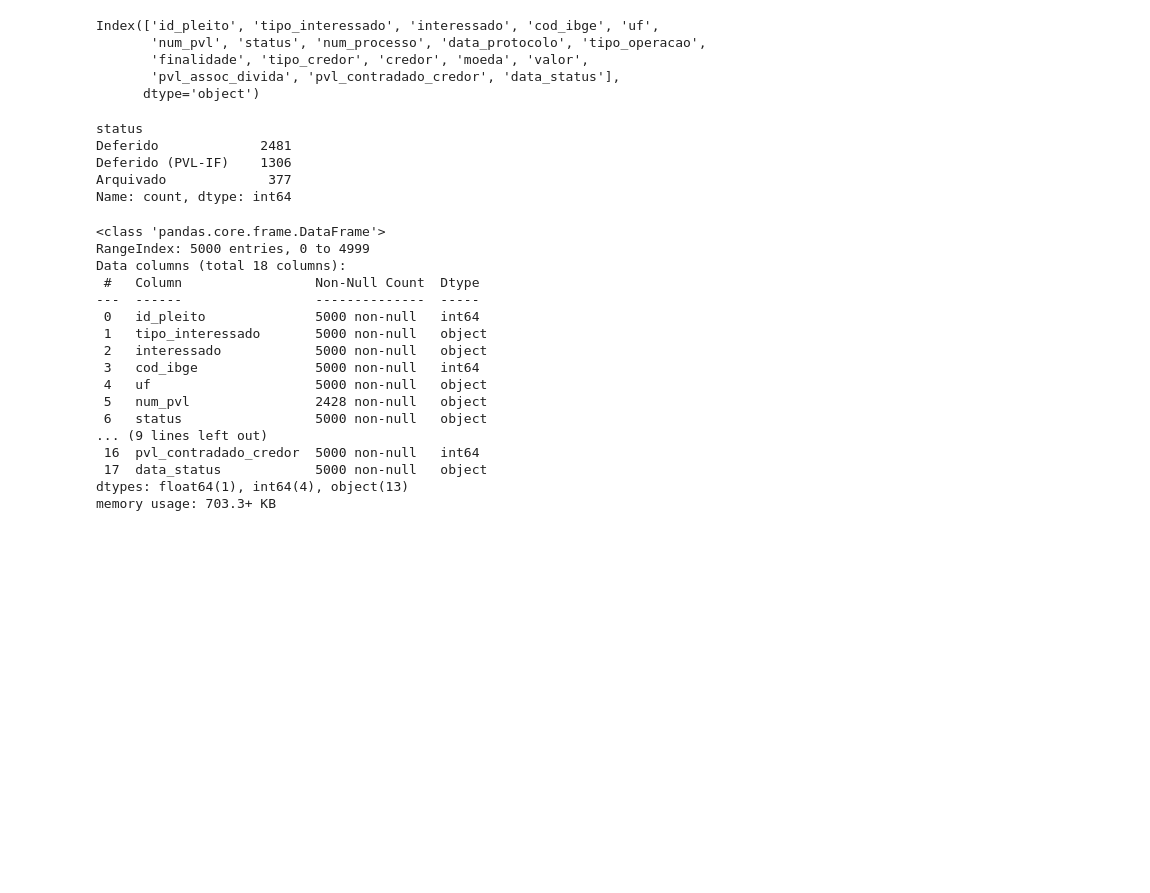
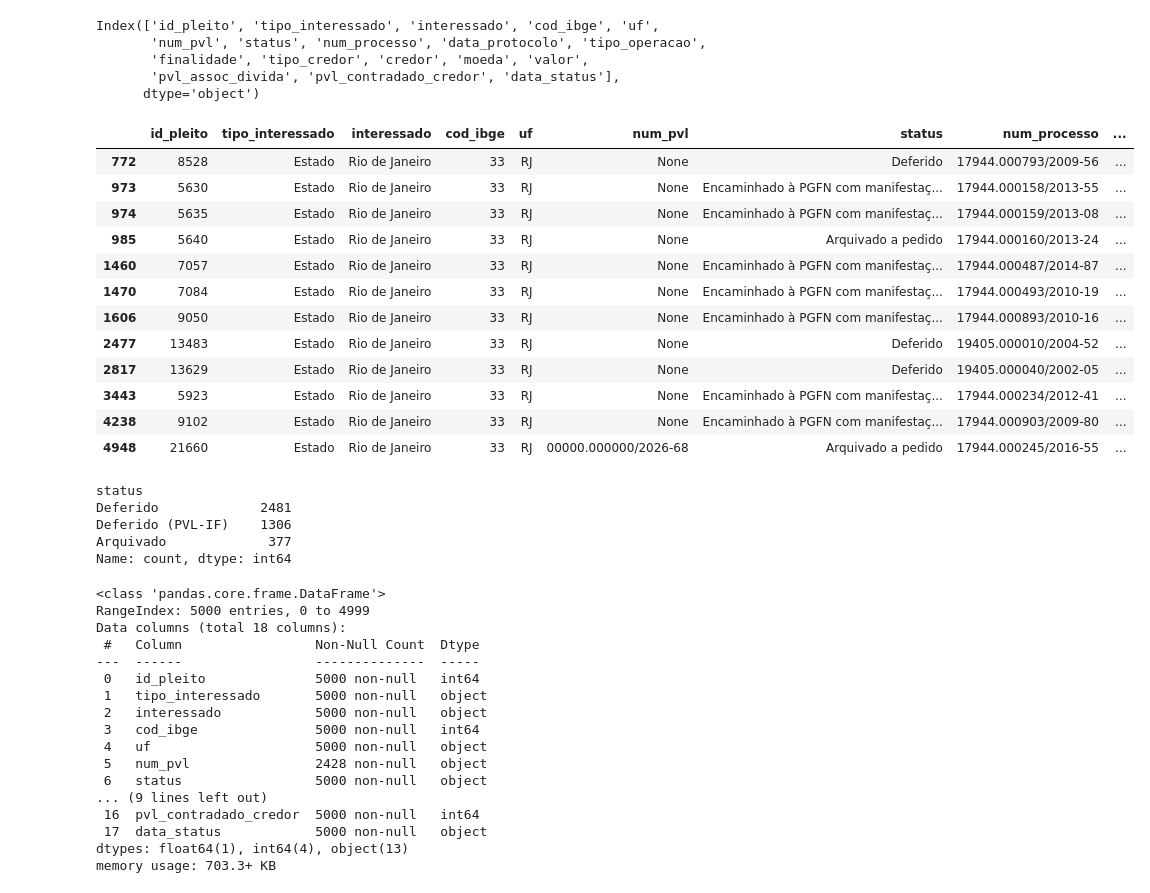
Before and after one commit to Caiofresca/Inicio-Cientista-Dados, a Jupyter notebook: Mod04 Tarefa aulas 06 a 08 - Finalizada.ipynb, the cells around one changed output. Cells and saved outputs as stored; diff of their text form; code cells hidden in the pictures; blank space fills up the shorter version.

```diff
--- a/Mod04 Tarefa aulas 06 a 08 - Finalizada.ipynb
+++ b/Mod04 Tarefa aulas 06 a 08 - Finalizada.ipynb
@@ -64,3 +68,22 @@ Index(['id_pleito', 'tipo_interessado', 'interessado', 'cod_ibge', 'uf',
+# %%
+uf_consulta = 'RJ'
+tipo_interessado_consulta = 'Estado'
+resultado_consulta_rj = consulta_dados(uf_consulta, tipo_interessado_consulta)
+resultado_consulta_rj
+# %% [output]
+|  | id_pleito | tipo_interessado | interessado | cod_ibge | uf | num_pvl | status | num_processo | ... |
+| 772 | 8528 | Estado | Rio de Janeiro | 33 | RJ | None | Deferido | 17944.000793/2009-56 | ... |
+| 973 | 5630 | Estado | Rio de Janeiro | 33 | RJ | None | Encaminhado à PGFN com manifestaç... | 17944.000158/2013-55 | ... |
+| 974 | 5635 | Estado | Rio de Janeiro | 33 | RJ | None | Encaminhado à PGFN com manifestaç... | 17944.000159/2013-08 | ... |
+| 985 | 5640 | Estado | Rio de Janeiro | 33 | RJ | None | Arquivado a pedido | 17944.000160/2013-24 | ... |
+| 1460 | 7057 | Estado | Rio de Janeiro | 33 | RJ | None | Encaminhado à PGFN com manifestaç... | 17944.000487/2014-87 | ... |
+| 1470 | 7084 | Estado | Rio de Janeiro | 33 | RJ | None | Encaminhado à PGFN com manifestaç... | 17944.000493/2010-19 | ... |
+| 1606 | 9050 | Estado | Rio de Janeiro | 33 | RJ | None | Encaminhado à PGFN com manifestaç... | 17944.000893/2010-16 | ... |
+| 2477 | 13483 | Estado | Rio de Janeiro | 33 | RJ | None | Deferido | 19405.000010/2004-52 | ... |
+| 2817 | 13629 | Estado | Rio de Janeiro | 33 | RJ | None | Deferido | 19405.000040/2002-05 | ... |
+| 3443 | 5923 | Estado | Rio de Janeiro | 33 | RJ | None | Encaminhado à PGFN com manifestaç... | 17944.000234/2012-41 | ... |
+| 4238 | 9102 | Estado | Rio de Janeiro | 33 | RJ | None | Encaminhado à PGFN com manifestaç... | 17944.000903/2009-80 | ... |
+| 4948 | 21660 | Estado | Rio de Janeiro | 33 | RJ | 00000.000000/2026-68 | Arquivado a pedido | 17944.000245/2016-55 | ... |
 # %%
 # 2) Seu código aqui
 df['status'].value_counts().head(3)
```
Also changed, not shown: parts of 10 cells of this notebook.
